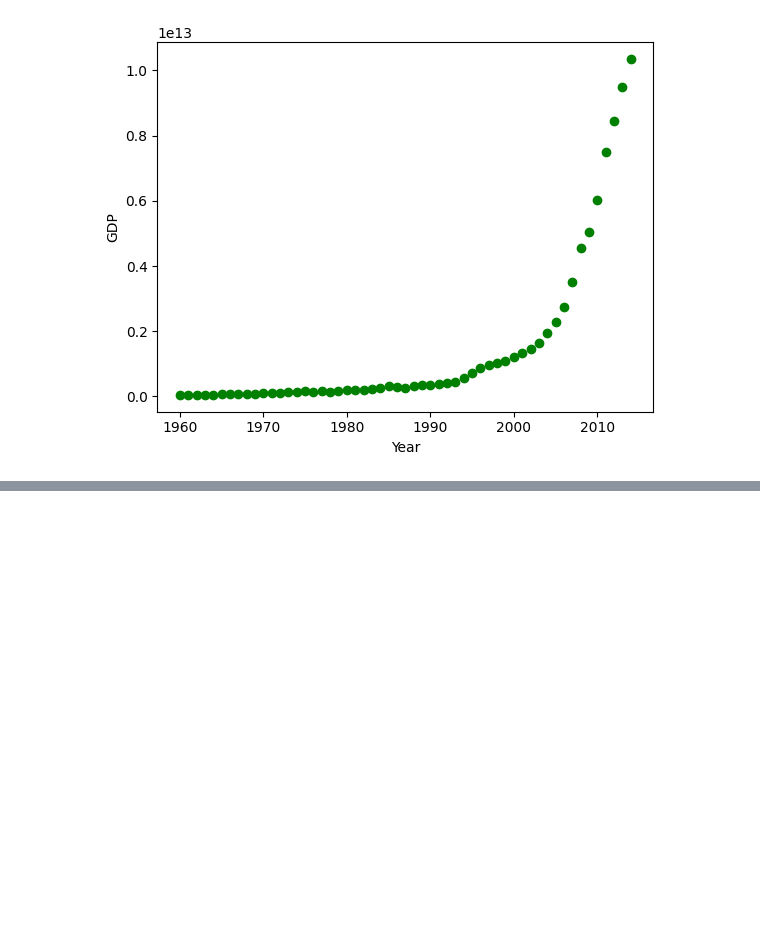
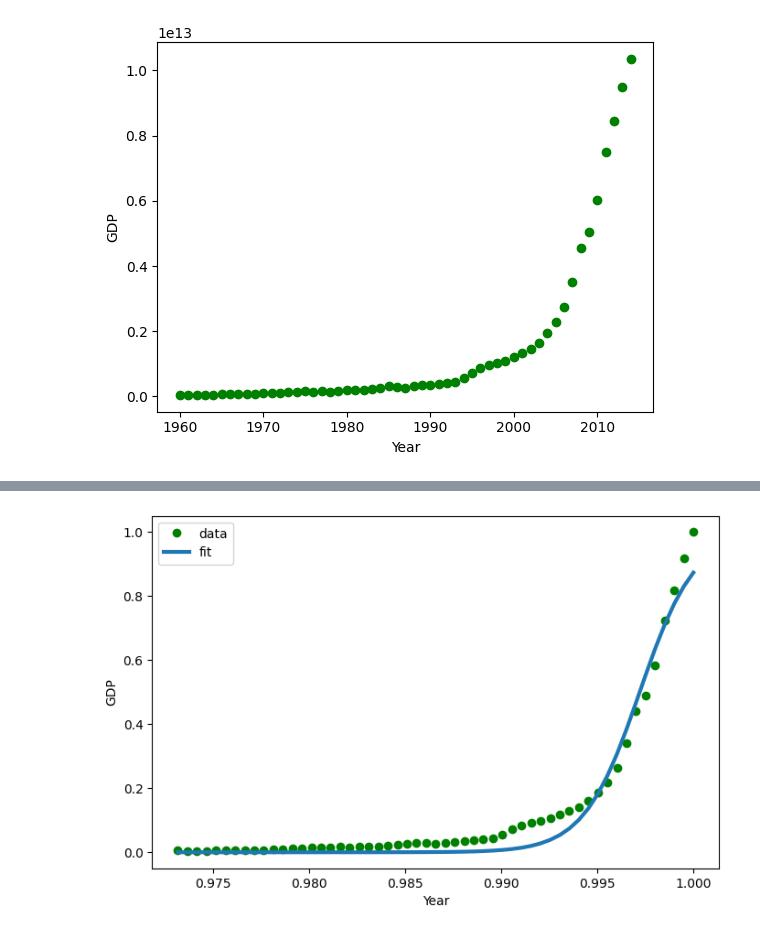
Before and after one commit to fahime9407/Machine-Learning-Path, a Jupyter notebook: regression/nonLinearR.ipynb, the cells around one changed output, grey strips where cells are left out. Cells and saved outputs as stored; diff of their text form; code cells hidden in the pictures; blank space fills up the shorter version.

```diff
--- a/regression/nonLinearR.ipynb
+++ b/regression/nonLinearR.ipynb
@@ -35,0 +52,4 @@ plt.show()
+# %%
+# normalizing data
+xdata = x_data / max(x_data)
+ydata = y_data / max(y_data)
@@ -35,0 +82,13 @@ plt.show()
+# %%
+x = np.linspace(1960, 2014, 55)
+x = x / max(x)
+y = sigmoid(x, *popt)
+plt.figure(figsize=(8, 5))
+plt.plot(xdata, ydata, "go", label="data")
+plt.plot(x, y, linewidth=3.0, label="fit")
+plt.legend(loc="best")
+plt.xlabel("Year")
+plt.ylabel("GDP")
+plt.show()
+# %% [output]
+[figure, added]
```
Also changed, not shown: parts of 8 cells of this notebook.
